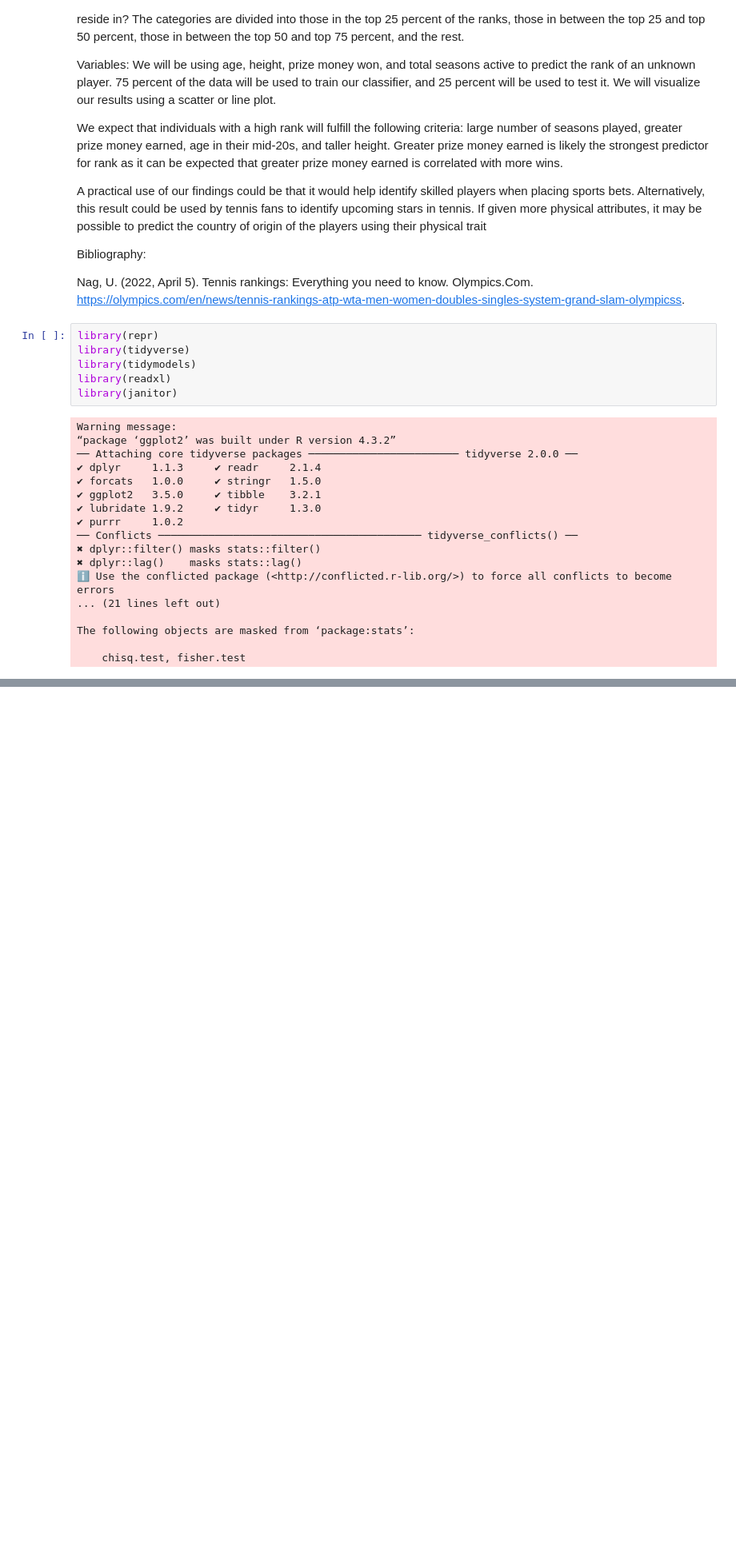
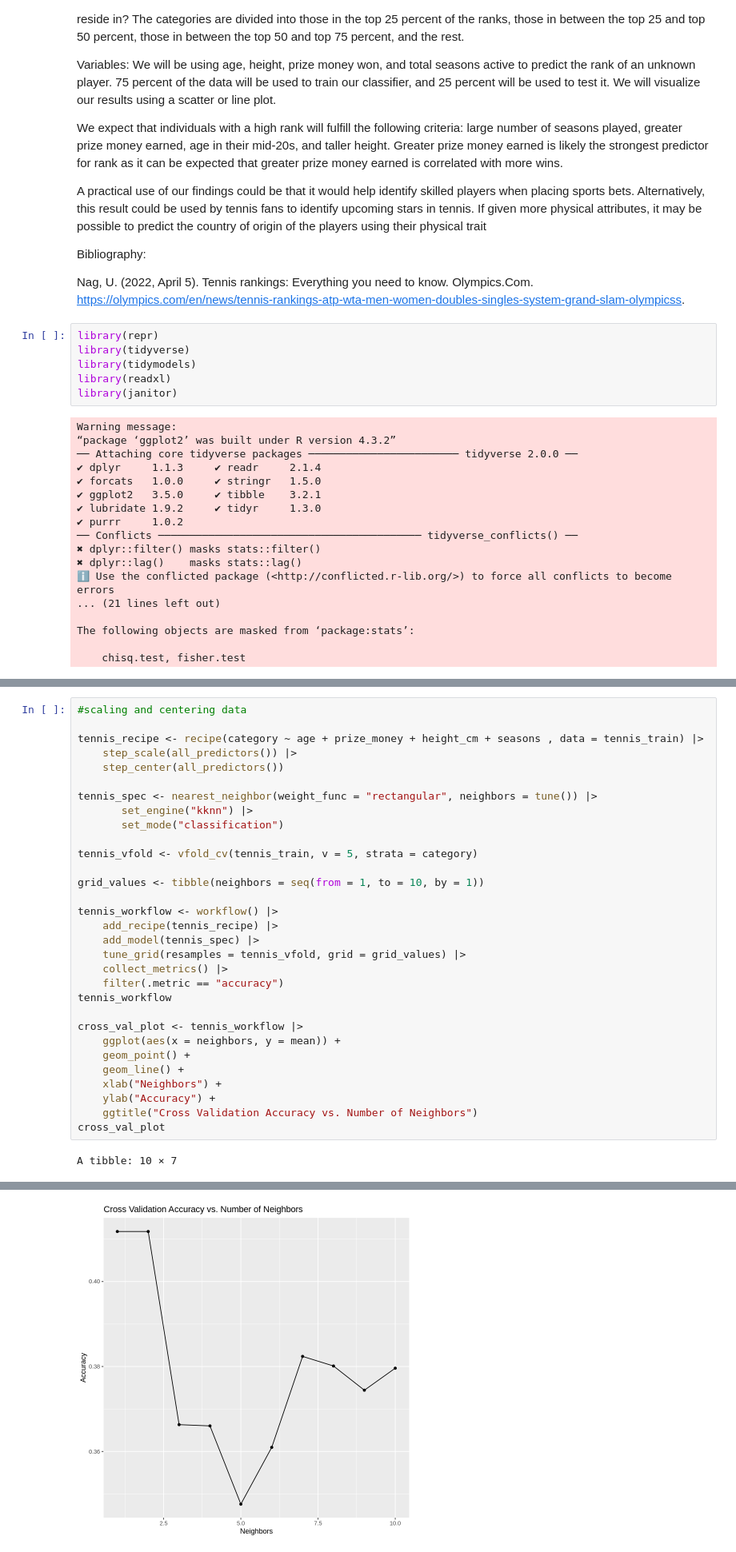
Before and after one commit to sahartoussi/DSCI100-Group-8-Project, a Jupyter notebook: group project.ipynb, the cells around one changed output, grey strips where cells are left out. Shown at 80% size. Drawn from its saved outputs; the diff is of its cells as text; blank space fills up the shorter version.

Commit message:
k recipe stuff

```diff
--- a/group project.ipynb
+++ b/group project.ipynb
@@ -211,3 +206,36 @@ A tibble: 4 × 6
 [figure]
 [figure]
 [figure]
+# %%
+#scaling and centering data
+
+tennis_recipe <- recipe(category ~ age + prize_money + height_cm + seasons , data = tennis_train) |>
+    step_scale(all_predictors()) |>
+    step_center(all_predictors())
+
+tennis_spec <- nearest_neighbor(weight_func = "rectangular", neighbors = tune()) |>
+       set_engine("kknn") |>
+       set_mode("classification")
+
+tennis_vfold <- vfold_cv(tennis_train, v = 5, strata = category)
+
+grid_values <- tibble(neighbors = seq(from = 1, to = 10, by = 1))
+
+tennis_workflow <- workflow() |>
+    add_recipe(tennis_recipe) |>
+    add_model(tennis_spec) |>
+    tune_grid(resamples = tennis_vfold, grid = grid_values) |>
+    collect_metrics() |>
+    filter(.metric == "accuracy")
+tennis_workflow
+
+cross_val_plot <- tennis_workflow |>
+    ggplot(aes(x = neighbors, y = mean)) +
+    geom_point() +
+    geom_line() +
+    xlab("Neighbors") +
+    ylab("Accuracy") +
+    ggtitle("Cross Validation Accuracy vs. Number of Neighbors")
+cross_val_plot
+# %% [output]
+A tibble: 10 × 7
@@ -213,0 +254 @@ A tibble: 4 × 6
+[figure, added]
```
Also changed, not shown: parts of 2 cells of this notebook.
